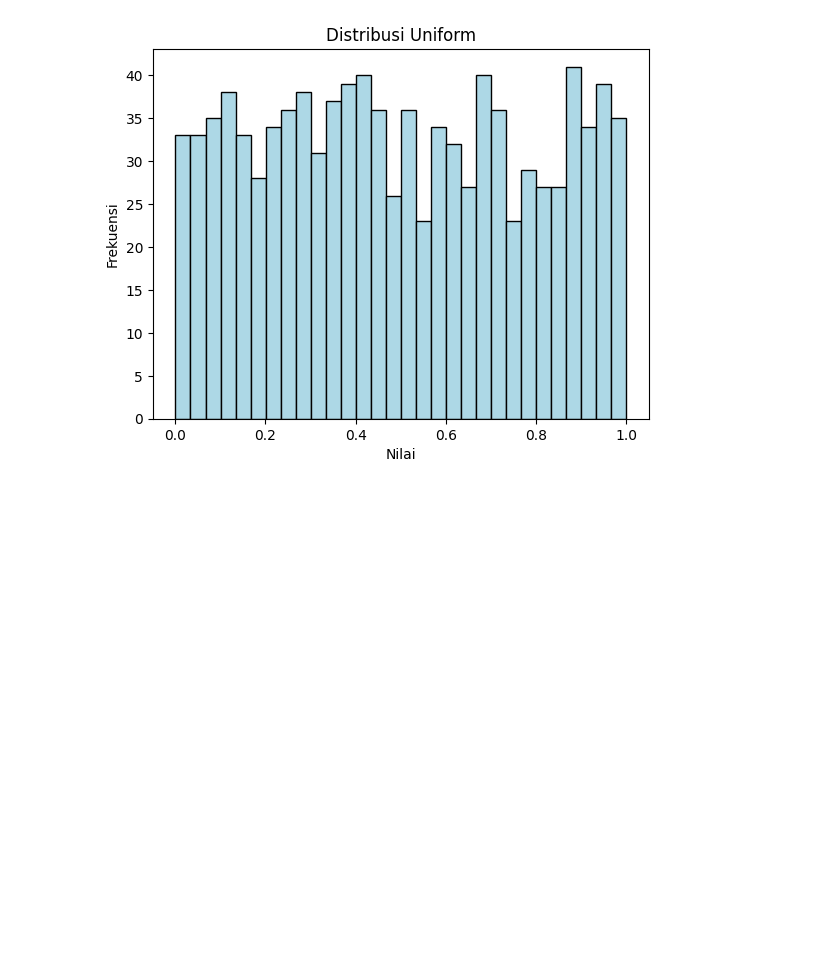
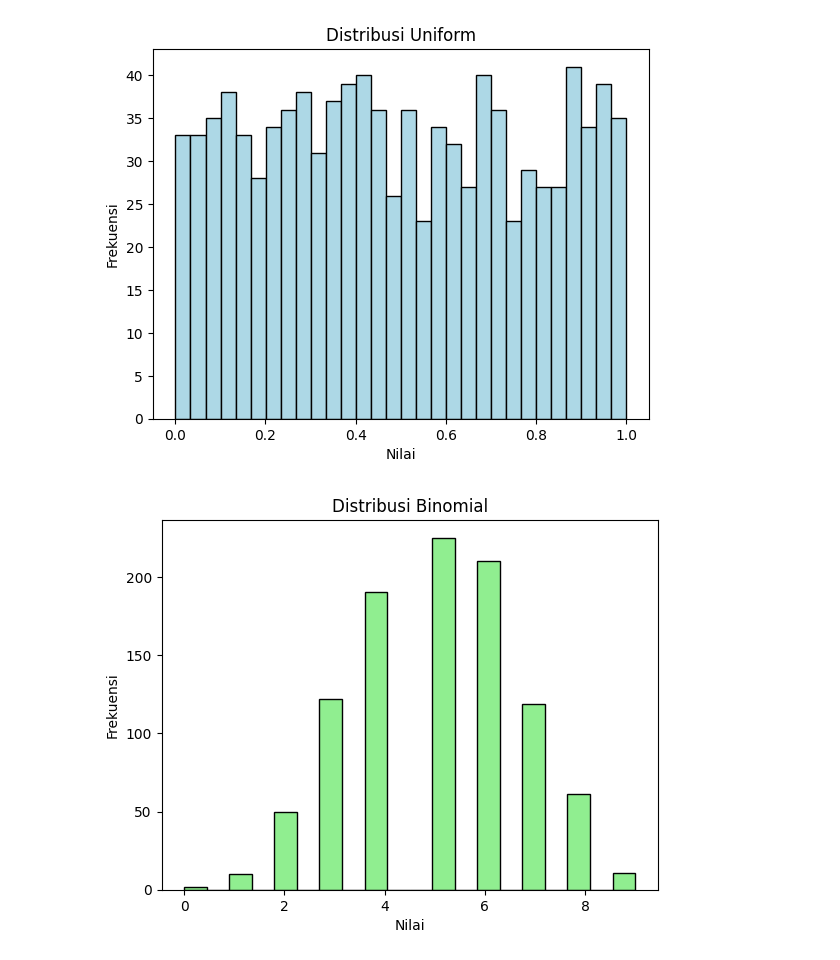
Before and after one commit to nova888/Data-Science, a Jupyter notebook: Konsep&probabilitas.ipynb, the cells around one changed output. Cells and saved outputs as stored; diff of their text form; code cells hidden in the pictures; blank space fills up the shorter version.

```diff
--- a/Konsep&probabilitas.ipynb
+++ b/Konsep&probabilitas.ipynb
@@ -34,3 +34,14 @@ plt.ylabel('Frekuensi')
 plt.show()
 # %% [output]
 [figure]
+# %%
+# Distribusi Binomial
+
+binomial_data = np.random.binomial(n=10, p=0.5, size=1000)
+plt.hist(binomial_data, bins=20, color='lightgreen', edgecolor='black')
+plt.title('Distribusi Binomial')
+plt.xlabel('Nilai')
+plt.ylabel('Frekuensi')
+plt.show()
+# %% [output]
+[figure, added]
```
Also changed, not shown: parts of 1 cell of this notebook.
